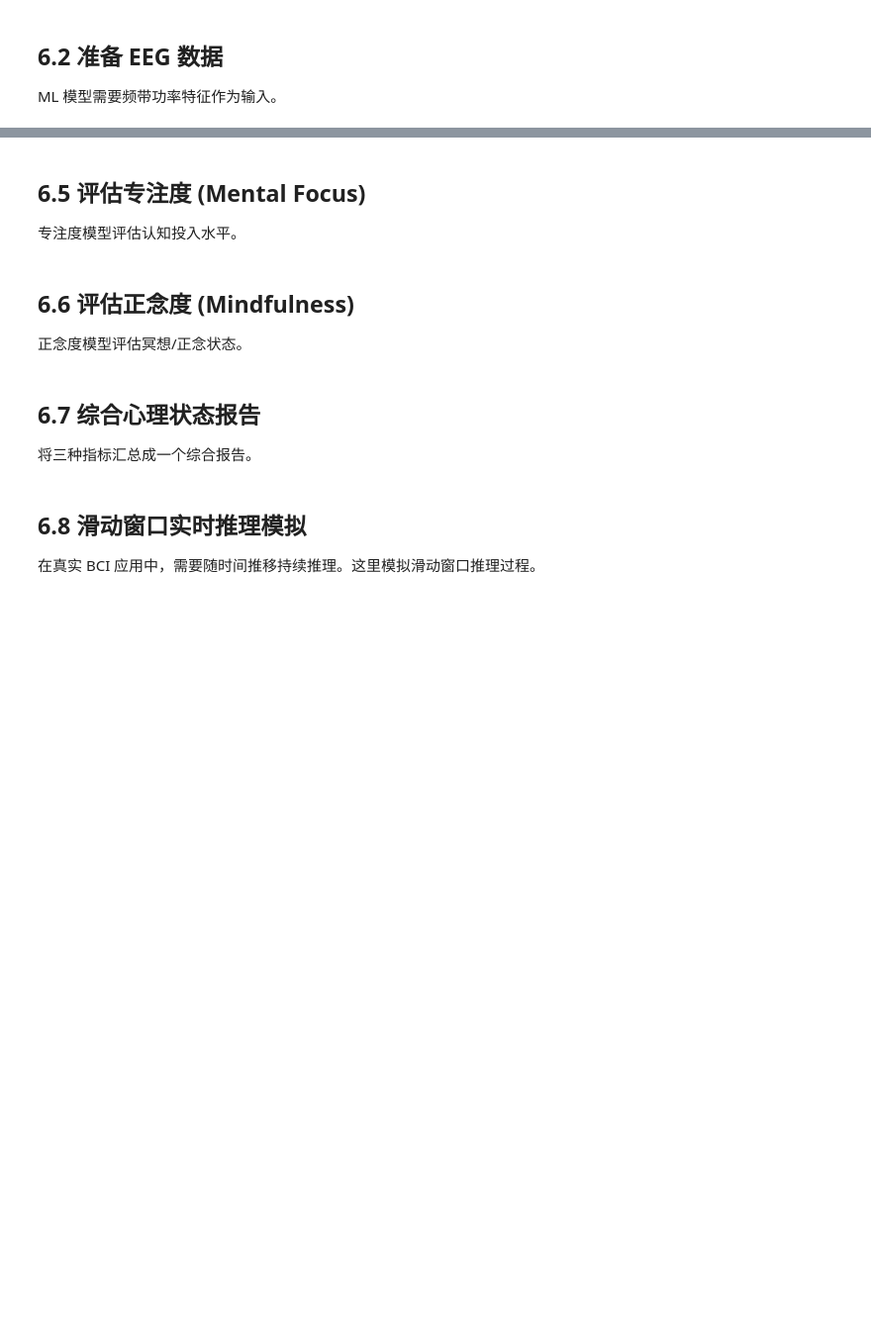
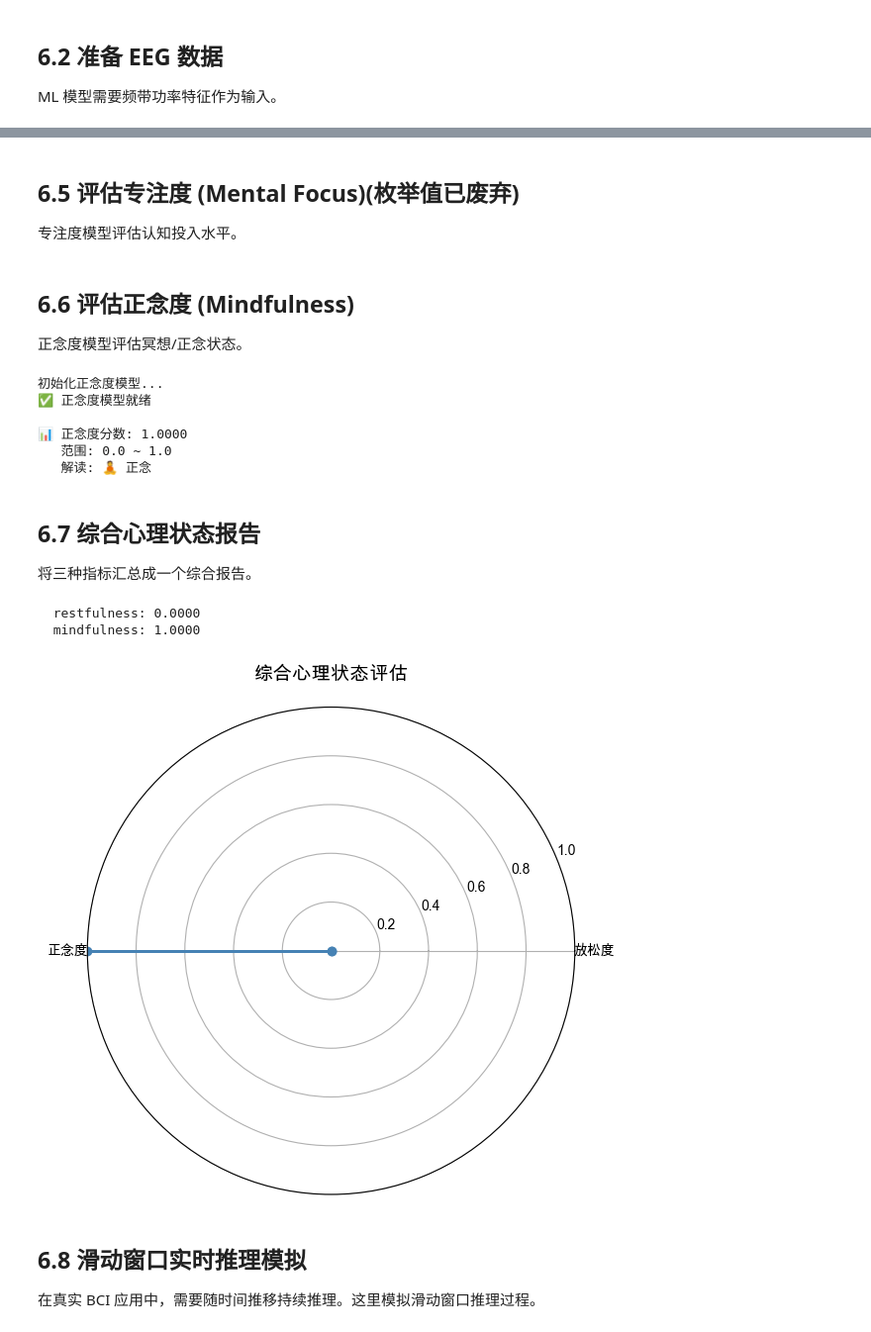
Before and after one commit to usstziyi/openbci-5, a Jupyter notebook: notebooks/unit6_ml_integration.ipynb, the cells around one changed output, grey strips where cells are left out. Shown at 99% size. Drawn from its saved outputs; the diff is of its cells as text; code cells hidden in the pictures; blank space fills up the shorter version.

```diff
--- a/notebooks/unit6_ml_integration.ipynb
+++ b/notebooks/unit6_ml_integration.ipynb
@@ -60,14 +83,13 @@ eeg_channels = descr['eeg_channels']
 eeg_names = BoardShim.get_eeg_names(BoardIds.SYNTHETIC_BOARD)
 sampling_rate = descr['sampling_rate']
 
-# 提取 EEG 数据并预处理
+# 预处理单通道 EEG 数据
 def preprocess_channel(data, ch_idx, sr):
     signal = data[ch_idx].copy().astype(np.float64)
     DataFilter.detrend(signal, DetrendOperations.LINEAR.value)
     DataFilter.perform_bandpass(signal, sr, 22.5, 45.0, 4,
                                  FilterTypes.BUTTERWORTH.value, 0)
-    DataFilter.perform_bandstop(signal, sr, 50.0, 4.0, 4,
-                                 FilterTypes.BUTTERWORTH.value, 0)
+    DataFilter.remove_environmental_noise(signal, sr, NoiseTypes.FIFTY.value)
     return signal
 
 eeg_data = np.array([preprocess_channel(data, ch, sampling_rate)
@@ -102,7 +128,12 @@ stddev_band_powers = result[1]
 
 print(f"频带功率向量形状: {avg_band_powers.shape}")
 print(f"\n频带功率 (所有通道平均):")
-band_names = ['Delta (0.5-4Hz)', 'Theta (4-8Hz)', 'Alpha (8-13Hz)',
-              'Beta (13-30Hz)', 'Gamma (30-50Hz)']
+band_names = [
+    'Delta (0.5-4Hz)',
+    'Theta (4-8Hz)',
+    'Alpha (8-13Hz)',
+    'Beta (13-30Hz)',
+    'Gamma (30-50Hz)'
+]
 for i, name in enumerate(band_names):
     print(f"  {name:<20}: {avg_band_powers[i]:.4f} ± {stddev_band_powers[i]:.4f}")
@@ -136,4 +191,4 @@ print(f"   解读: {'😌 放松' if restfulness_score > 0.5 else '😰 紧张'}
 # %% [markdown]
-## 6.5 评估专注度 (Mental Focus)
+## 6.5 评估专注度 (Mental Focus)(枚举值已废弃)
 
 专注度模型评估认知投入水平。
@@ -167,8 +200,8 @@ print(f"   解读: {'🧠 专注' if focus_score > 0.5 else '💤 不专注'}")
 # 创建正念度评估模型
 print("初始化正念度模型...")
 mindfulness_params = BrainFlowModelParams(
-    BrainFlowMetrics.MINDFULNESS.value,
-    BrainFlowClassifiers.REGRESSION.value
+    BrainFlowMetrics.MINDFULNESS.value, # 正念度
+    BrainFlowClassifiers.DEFAULT_CLASSIFIER.value # 使用默认模型
 )
 
 mindfulness_model = MLModel(mindfulness_params)
@@ -185,6 +218,13 @@ mindfulness_model.release()
 print(f"\n📊 正念度分数: {mindfulness_score:.4f}")
 print(f"   范围: 0.0 ~ 1.0")
 print(f"   解读: {'🧘 正念' if mindfulness_score > 0.5 else '🌪️ 散乱'}")
+# %% [output]
+初始化正念度模型...
+✅ 正念度模型就绪
+
+📊 正念度分数: 1.0000
+   范围: 0.0 ~ 1.0
+   解读: 🧘 正念
 # %% [markdown]
 ## 6.7 综合心理状态报告
 
@@ -207,61 +247,60 @@ def comprehensive_assessment(eeg_data_2d, sampling_rate, eeg_channels):
     # Step 2: 放松度
     m = MLModel(BrainFlowModelParams(
         BrainFlowMetrics.RESTFULNESS.value,
-        BrainFlowClassifiers.REGRESSION.value
+        BrainFlowClassifiers.DEFAULT_CLASSIFIER.value # 使用默认模型
     ))
     m.prepare()
     s = m.predict(band_powers)
     scores['restfulness'] = float(s[0]) if isinstance(s, (list, np.ndarray)) else float(s)
     m.release()
 
-    # Step 3: 专注度
-    m = MLModel(BrainFlowModelParams(
-        BrainFlowMetrics.MENTAL_FOCUS.value,
-        BrainFlowClassifiers.REGRESSION.value
-    ))
-    m.prepare()
-    s = m.predict(band_powers)
-    scores['focus'] = float(s[0]) if isinstance(s, (list, np.ndarray)) else float(s)
-    m.release()
 
-    # Step 4: 正念度
+    # Step 3: 正念度
     m = MLModel(BrainFlowModelParams(
         BrainFlowMetrics.MINDFULNESS.value,
-        BrainFlowClassifiers.REGRESSION.value
+        BrainFlowClassifiers.DEFAULT_CLASSIFIER.value # 使用默认模型
     ))
     m.prepare()
     s = m.predict(band_powers)
     scores['mindfulness'] = float(s[0]) if isinstance(s, (list, np.ndarray)) else float(s)
     m.release()
 
     return scores
 
 # 执行综合评估
 scores = comprehensive_assessment(eeg_data, sampling_rate, eeg_channels)
+
+
+
+
 
 # 绘制雷达图
 categories = list(scores.keys())
 values = list(scores.values())
 
 fig, ax = plt.subplots(figsize=(6, 6), subplot_kw=dict(polar=True))
 angles = np.linspace(0, 2 * np.pi, len(categories), endpoint=False).tolist()
 values += values[:1]
 angles += angles[:1]
 
 ax.fill(angles, values, alpha=0.25, color='steelblue')
 ax.plot(angles, values, 'o-', linewidth=2, color='steelblue')
 ax.set_xticks(angles[:-1])
-ax.set_xticklabels(['放松度', '专注度', '正念度'])
+ax.set_xticklabels(['放松度', '正念度'])
 ax.set_ylim(0, 1)
 ax.set_yticks([0.2, 0.4, 0.6, 0.8, 1.0])
 ax.set_title('综合心理状态评估', fontsize=14, pad=20)
 
 # 标注分数
 for i, (cat, val) in enumerate(zip(categories, values[:-1])):
     print(f"  {cat}: {val:.4f}")
 
 plt.tight_layout()
 plt.show()
+# %% [output]
+  restfulness: 0.0000
+  mindfulness: 1.0000
+[figure, added]
 # %% [markdown]
 ## 6.8 滑动窗口实时推理模拟
 
```
Also changed, not shown: parts of 12 cells of this notebook, 3 other files.
